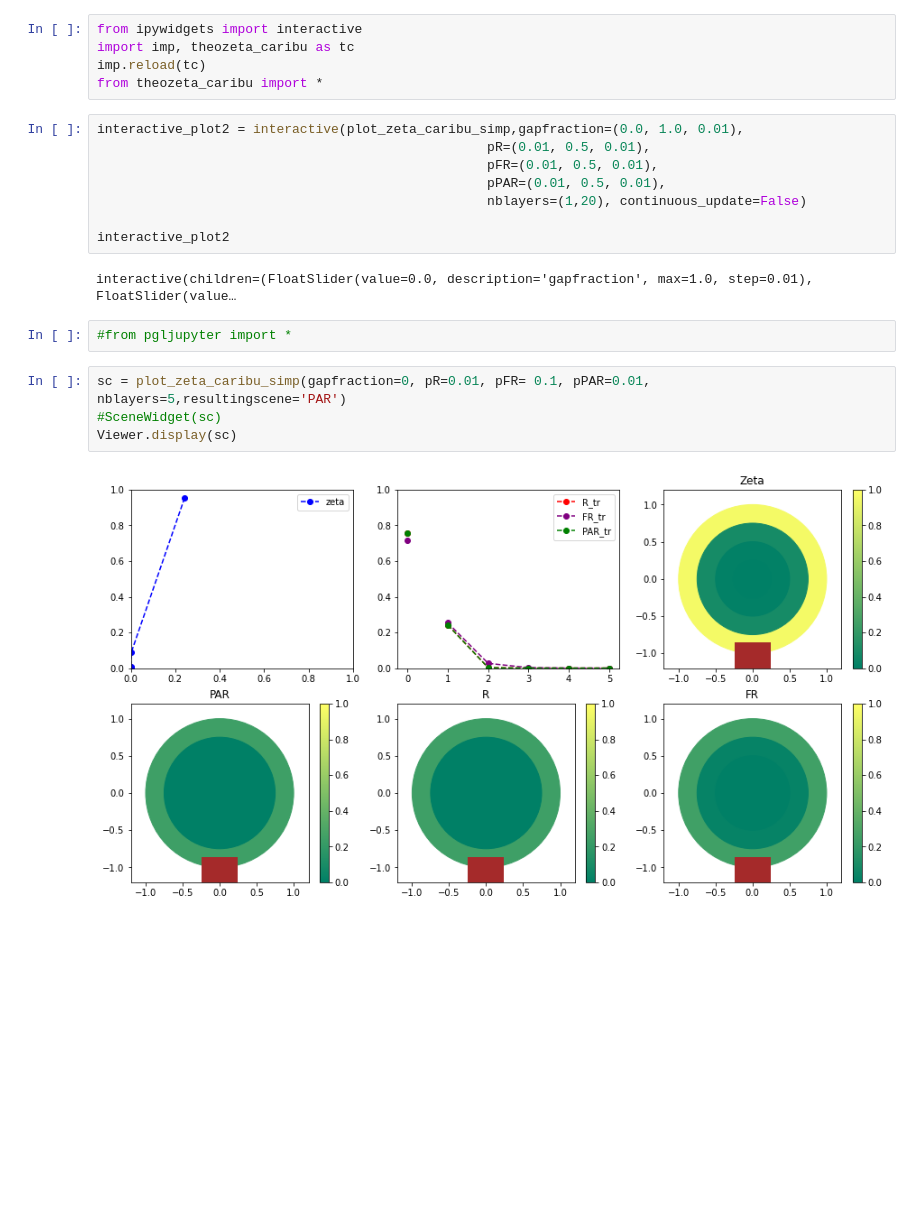
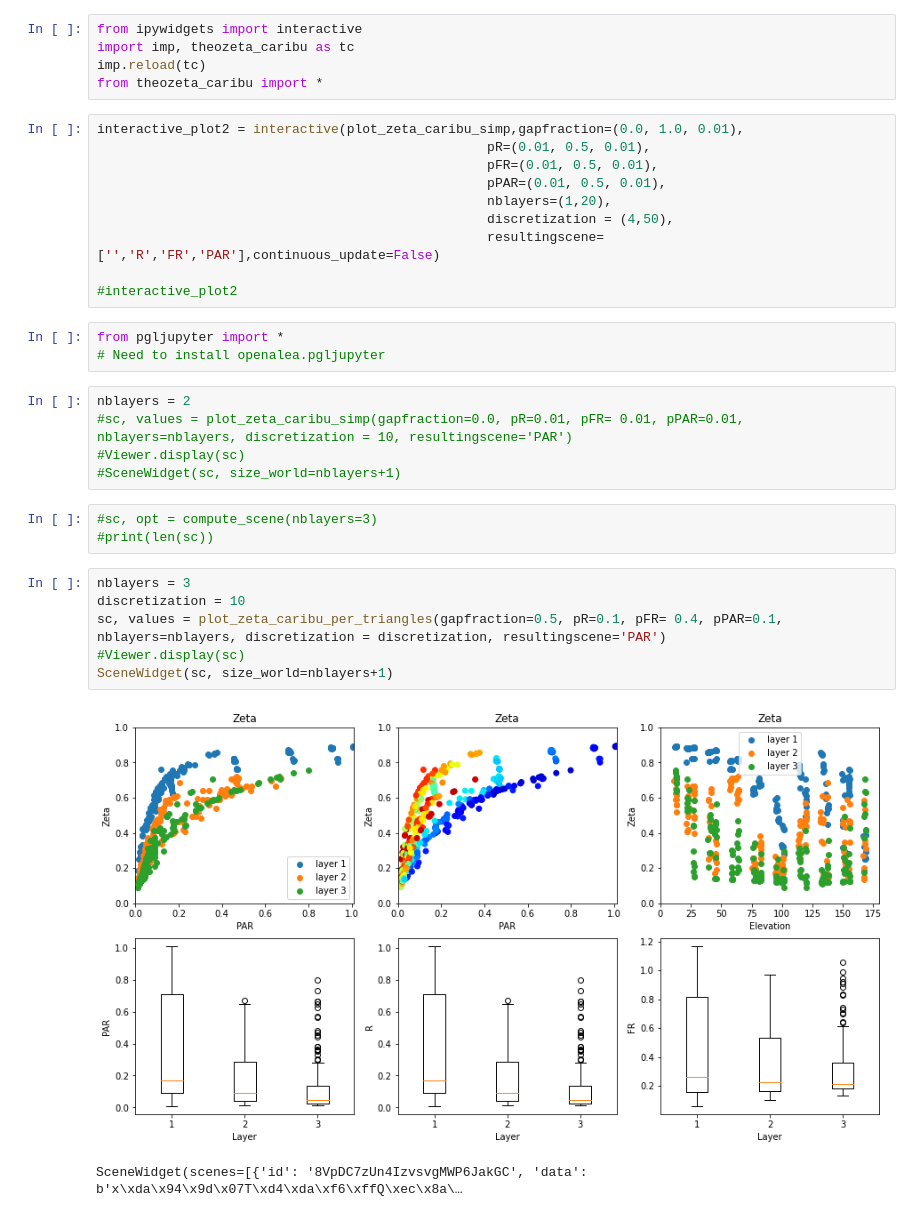
Before and after one commit to fredboudon/mangolight, a Jupyter notebook: theoretical/theozeta-explorer-Caribu.ipynb, the cells around one changed output. Saved outputs shown, nothing was run; the diff lists cells and outputs as text; blank space fills up the shorter version.

Commit message:
improve analysis with triangles based analysis for caribu

```diff
--- a/theoretical/theozeta-explorer-Caribu.ipynb
+++ b/theoretical/theozeta-explorer-Caribu.ipynb
@@ -8,16 +8,28 @@ interactive_plot2 = interactive(plot_zeta_caribu_simp,gapfraction=(0.0, 1.0, 0.0
                                                   pR=(0.01, 0.5, 0.01),
                                                   pFR=(0.01, 0.5, 0.01),
                                                   pPAR=(0.01, 0.5, 0.01),
-                                                  nblayers=(1,20), continuous_update=False)
+                                                  nblayers=(1,20),
+                                                  discretization = (4,50),
+                                                  resultingscene=['','R','FR','PAR'],continuous_update=False)
 
-interactive_plot2
+#interactive_plot2
-# %% [output]
-interactive(children=(FloatSlider(value=0.0, description='gapfraction', max=1.0, step=0.01), FloatSlider(value…
 # %%
-#from pgljupyter import *
+from pgljupyter import *
+# Need to install openalea.pgljupyter
 # %%
-sc = plot_zeta_caribu_simp(gapfraction=0, pR=0.01, pFR= 0.1, pPAR=0.01, nblayers=5,resultingscene='PAR')
-#SceneWidget(sc)
-Viewer.display(sc)
+nblayers = 2
+#sc, values = plot_zeta_caribu_simp(gapfraction=0.0, pR=0.01, pFR= 0.01, pPAR=0.01, nblayers=nblayers, discretization = 10, resultingscene='PAR')
+#Viewer.display(sc)
+#SceneWidget(sc, size_world=nblayers+1)
-# %% [output]
-[figure, removed]
+# %%
+#sc, opt = compute_scene(nblayers=3)
+#print(len(sc))
+# %%
+nblayers = 3
+discretization = 10
+sc, values = plot_zeta_caribu_per_triangles(gapfraction=0.5, pR=0.1, pFR= 0.4, pPAR=0.1, nblayers=nblayers, discretization = discretization, resultingscene='PAR')
+#Viewer.display(sc)
+SceneWidget(sc, size_world=nblayers+1)
+# %% [output]
+[figure, added]
+SceneWidget(scenes=[{'id': '8VpDC7zUn4IzvsvgMWP6JakGC', 'data': b'x\xda\x94\x9d\x07T\xd4\xda\xf6\xffQ\xec\x8a\…
```
Also changed, not shown: 4 other files.
